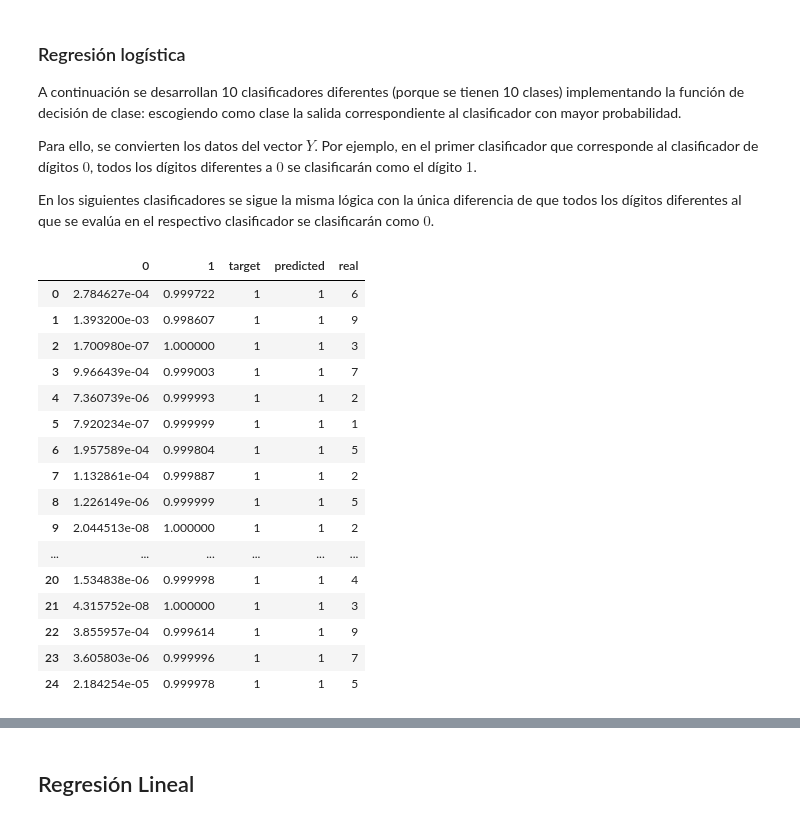
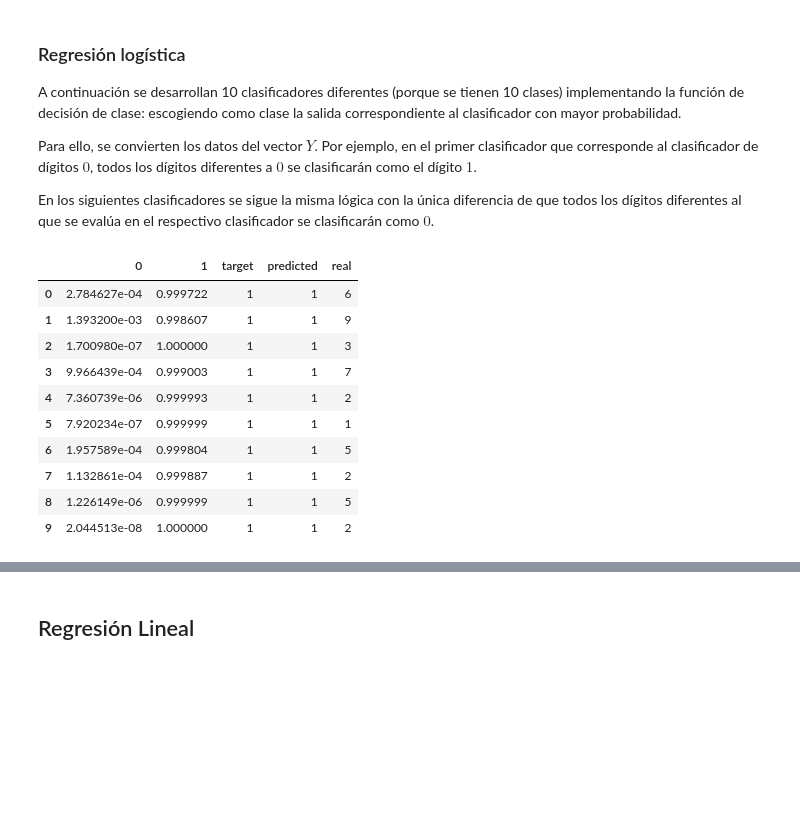
Before and after one commit to MonicaCabanas23/Clasificacion-y-Regresion-Lineal, a Jupyter notebook: Clasificacion_y_Regresion_Lineal.ipynb, the cells around one changed output, grey strips where cells are left out. Cells and saved outputs as stored; diff of their text form; code cells hidden in the pictures; blank space fills up the shorter version.

```diff
--- a/Clasificacion_y_Regresion_Lineal.ipynb
+++ b/Clasificacion_y_Regresion_Lineal.ipynb
@@ -120,37 +121,33 @@ Para ello, se convierten los datos del vector $Y$. Por ejemplo, en el primer cla
 
 En los siguientes clasificadores se sigue la misma lógica con la única diferencia de que todos los dígitos diferentes al que se evalúa en el respectivo clasificador se clasificarán como $0$.
 # %%
+models = []
+
 # Classifier for identifying the digit 0
 # We will create a new target variable that is 0 when the digit is 0 and 1 otherwise
 y_train_0 = (y_train != 0).astype(int)
 y_test_0 = (y_test != 0).astype(int)
 # Train the classifier
-classifier_1 = LogisticRegression(random_state=42).fit(X_train, y_train_0)
+models.append(LogisticRegression(random_state=42).fit(X_train, y_train_0))
 
-probabilities = classifier_1.predict_proba(X_test)
+probabilities = models[0].predict_proba(X_test)
 probabilities_df = pd.DataFrame(probabilities, columns=['0', '1'])
 probabilities_df['target'] = y_test_0
-probabilities_df['predicted'] = classifier_1.predict(X_test)
+probabilities_df['predicted'] = models[0].predict(X_test)
 probabilities_df['real'] = y_test
-probabilities_df.head(25)
+probabilities_df.head(10)
 # %% [output]
 |  | 0 | 1 | target | predicted | real |
 | 0 | 2.784627e-04 | 0.999722 | 1 | 1 | 6 |
 | 1 | 1.393200e-03 | 0.998607 | 1 | 1 | 9 |
 | 2 | 1.700980e-07 | 1.000000 | 1 | 1 | 3 |
 | 3 | 9.966439e-04 | 0.999003 | 1 | 1 | 7 |
 | 4 | 7.360739e-06 | 0.999993 | 1 | 1 | 2 |
 | 5 | 7.920234e-07 | 0.999999 | 1 | 1 | 1 |
 | 6 | 1.957589e-04 | 0.999804 | 1 | 1 | 5 |
 | 7 | 1.132861e-04 | 0.999887 | 1 | 1 | 2 |
 | 8 | 1.226149e-06 | 0.999999 | 1 | 1 | 5 |
 | 9 | 2.044513e-08 | 1.000000 | 1 | 1 | 2 |
-| ... | ... | ... | ... | ... | ... |
-| 20 | 1.534838e-06 | 0.999998 | 1 | 1 | 4 |
-| 21 | 4.315752e-08 | 1.000000 | 1 | 1 | 3 |
-| 22 | 3.855957e-04 | 0.999614 | 1 | 1 | 9 |
-| 23 | 3.605803e-06 | 0.999996 | 1 | 1 | 7 |
-| 24 | 2.184254e-05 | 0.999978 | 1 | 1 | 5 |
 # %%
 # Classifier for identifying the digit 1
 # We will create a new target variable that is 1 when the digit is 1 and 0 otherwise
```
Also changed, not shown: parts of 12 cells of this notebook.
